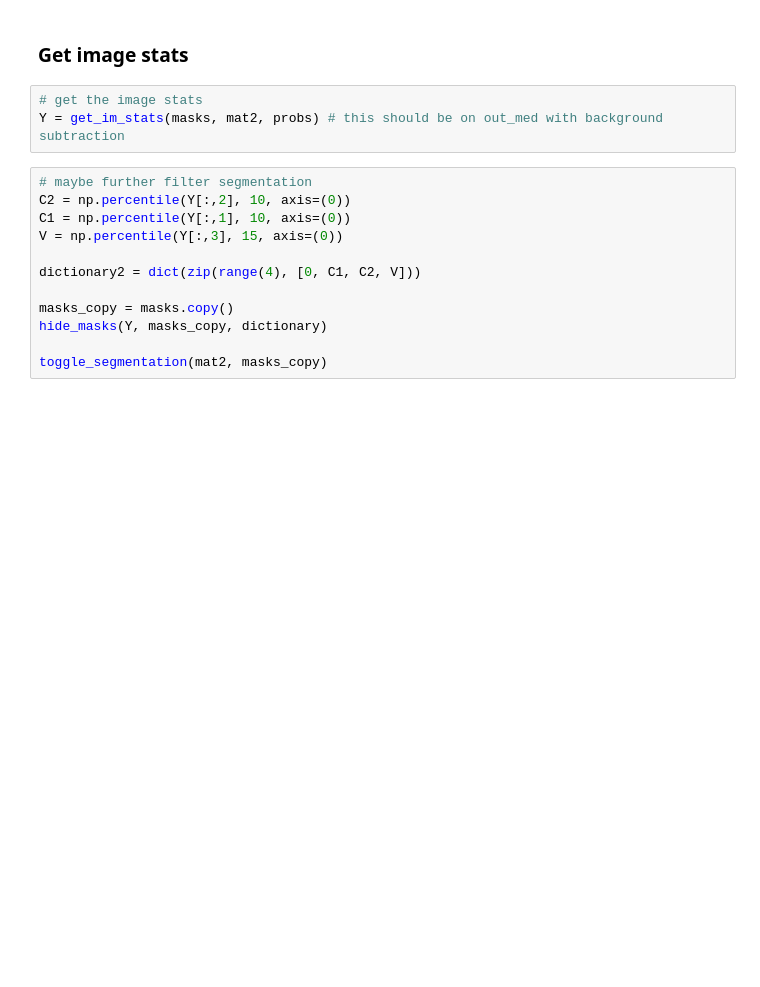
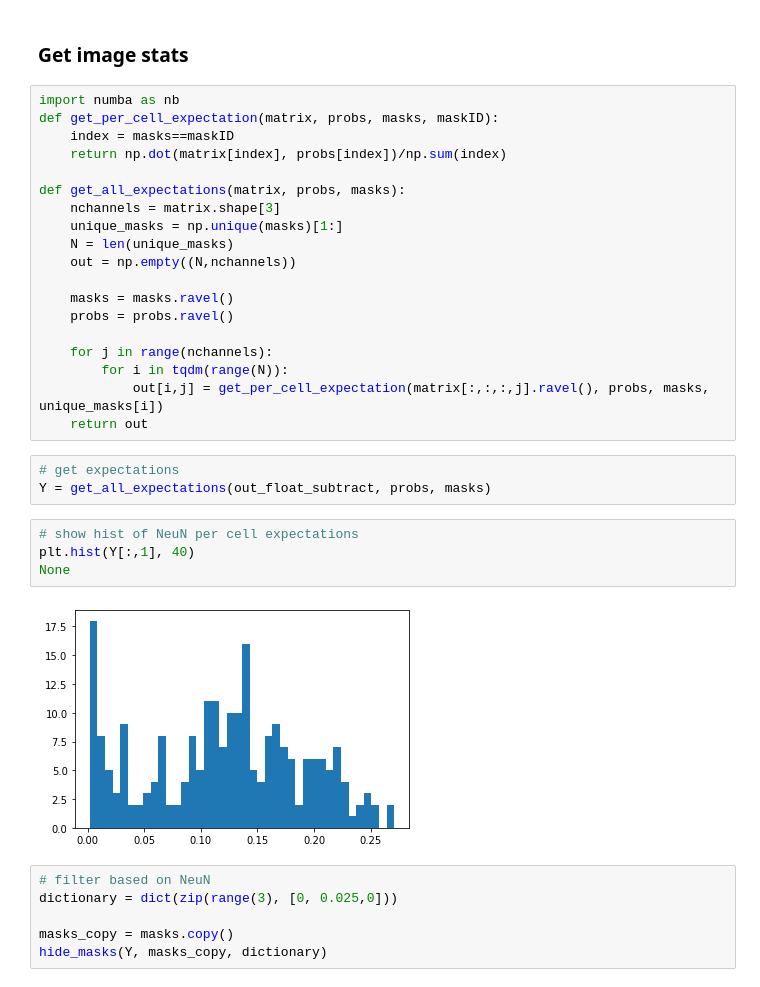
Before and after one commit to djunamay/confocalQuant, a Jupyter notebook: pipeline.ipynb, the cells around one changed output. Saved outputs shown, nothing was run; the diff lists cells and outputs as text; blank space fills up the shorter version.

```diff
--- a/pipeline.ipynb
+++ b/pipeline.ipynb
@@ -153,18 +177,37 @@ axs[1].imshow(show_maxproj_with_outlines(out_med_gamma_sele, masks_temp))
 # Don't show max projection, but mean projection
 # %% [markdown]
 ### Get image stats
-# %%
-# get the image stats
-Y = get_im_stats(masks, mat2, probs) # this should be on out_med with background subtraction
-# %%
-# maybe further filter segmentation
-C2 = np.percentile(Y[:,2], 10, axis=(0))
-C1 = np.percentile(Y[:,1], 10, axis=(0))
-V = np.percentile(Y[:,3], 15, axis=(0))
-
-dictionary2 = dict(zip(range(4), [0, C1, C2, V]))
-
-masks_copy = masks.copy()
-hide_masks(Y, masks_copy, dictionary)
-
-toggle_segmentation(mat2, masks_copy)
+# %%
+import numba as nb
+def get_per_cell_expectation(matrix, probs, masks, maskID):
+    index = masks==maskID
+    return np.dot(matrix[index], probs[index])/np.sum(index)
+
+def get_all_expectations(matrix, probs, masks):
+    nchannels = matrix.shape[3]
+    unique_masks = np.unique(masks)[1:]
+    N = len(unique_masks)
+    out = np.empty((N,nchannels))
+
+    masks = masks.ravel()
+    probs = probs.ravel()
+
+    for j in range(nchannels):
+        for i in tqdm(range(N)):
+            out[i,j] = get_per_cell_expectation(matrix[:,:,:,j].ravel(), probs, masks, unique_masks[i])
+    return out
+# %%
+# get expectations
+Y = get_all_expectations(out_float_subtract, probs, masks)
+# %%
+# show hist of NeuN per cell expectations
+plt.hist(Y[:,1], 40)
+None
+# %% [output]
+[figure, added]
+# %%
+# filter based on NeuN
+dictionary = dict(zip(range(3), [0, 0.025,0]))
+
+masks_copy = masks.copy()
+hide_masks(Y, masks_copy, dictionary)
```
Also changed, not shown: parts of 18 cells of this notebook.
